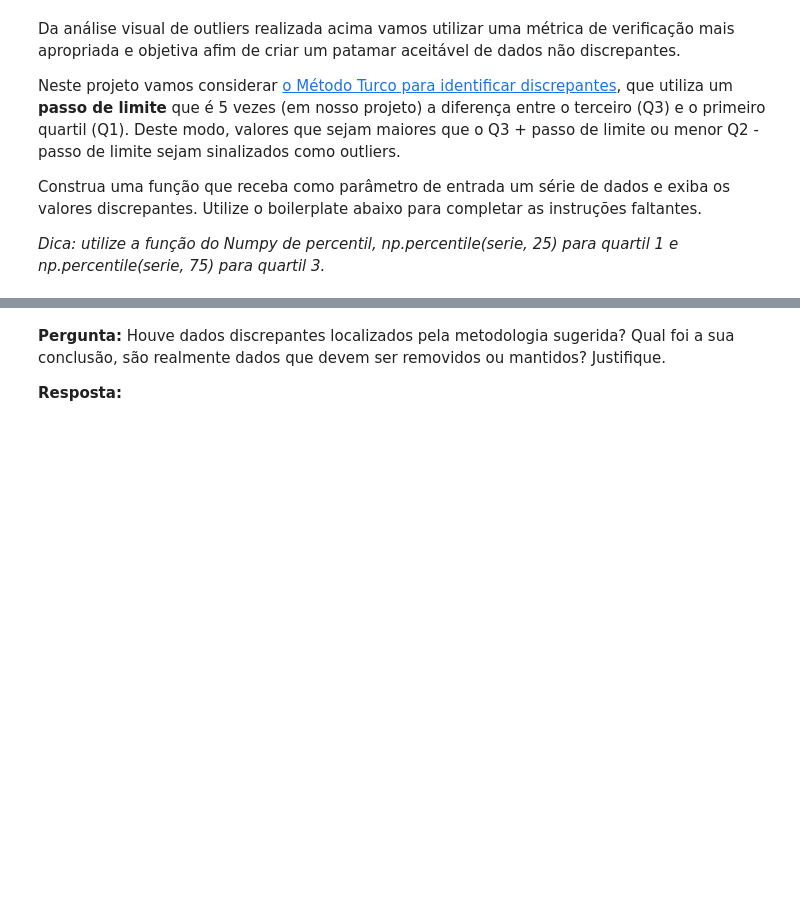
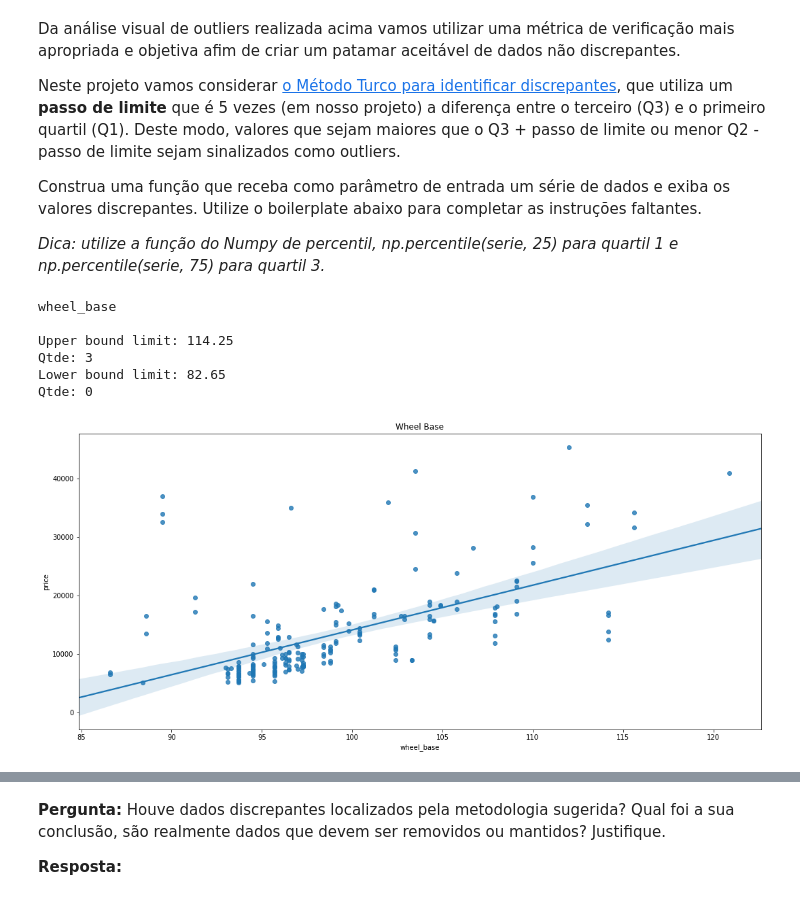
Before and after one commit to marco-bom-amigo/Trabalho-Final, a Jupyter notebook: automobile-price-prediction.ipynb, the cells around one changed output, grey strips where cells are left out. Cells and saved outputs as stored; diff of their text form; code cells hidden in the pictures; blank space fills up the shorter version.

```diff
--- a/automobile-price-prediction.ipynb
+++ b/automobile-price-prediction.ipynb
@@ -414,0 +408,30 @@ def identificacao_outlier(df, column_name):
+# %%
+def identificacao_outlier(df, column_name):
+    outlier_upper = np.percentile(df[column_name], 75)
+    outlier_lower = np.percentile(df[column_name], 25)
+    iqr = ((outlier_upper - outlier_lower) * 1.5)
+    outlier_upper = outlier_upper + iqr
+    outlier_lower = outlier_lower - iqr
+
+    up = df[df[column_name] > outlier_upper][column_name].shape[0]
+    lw = df[df[column_name] < outlier_lower][column_name].shape[0]
+    outlier_upper = round(outlier_upper, 2)
+    outlier_lower = round(outlier_lower, 2)
+
+    print('\n', column_name, "\n\nUpper bound limit: ", outlier_upper, '\nQtde: ', up," \nLower bound limit: ", outlier_lower, '\nQtde: ', lw,sep="")
+
+    fig, ax = plt.subplots()
+    fig.set_size_inches(18, 8)
+    sns.regplot(x=df[column_name], y=df["price"], fit_reg=True)
+    plt.title(column_name.replace('_',' ').title())
+    plt.show()
+# %%
+identificacao_outlier(data, numeric_var[0])
+# %% [output]
+wheel_base
+
+Upper bound limit: 114.25
+Qtde: 3
+Lower bound limit: 82.65
+Qtde: 0
+[figure, added]
```
Also changed, not shown: parts of 13 cells of this notebook.
